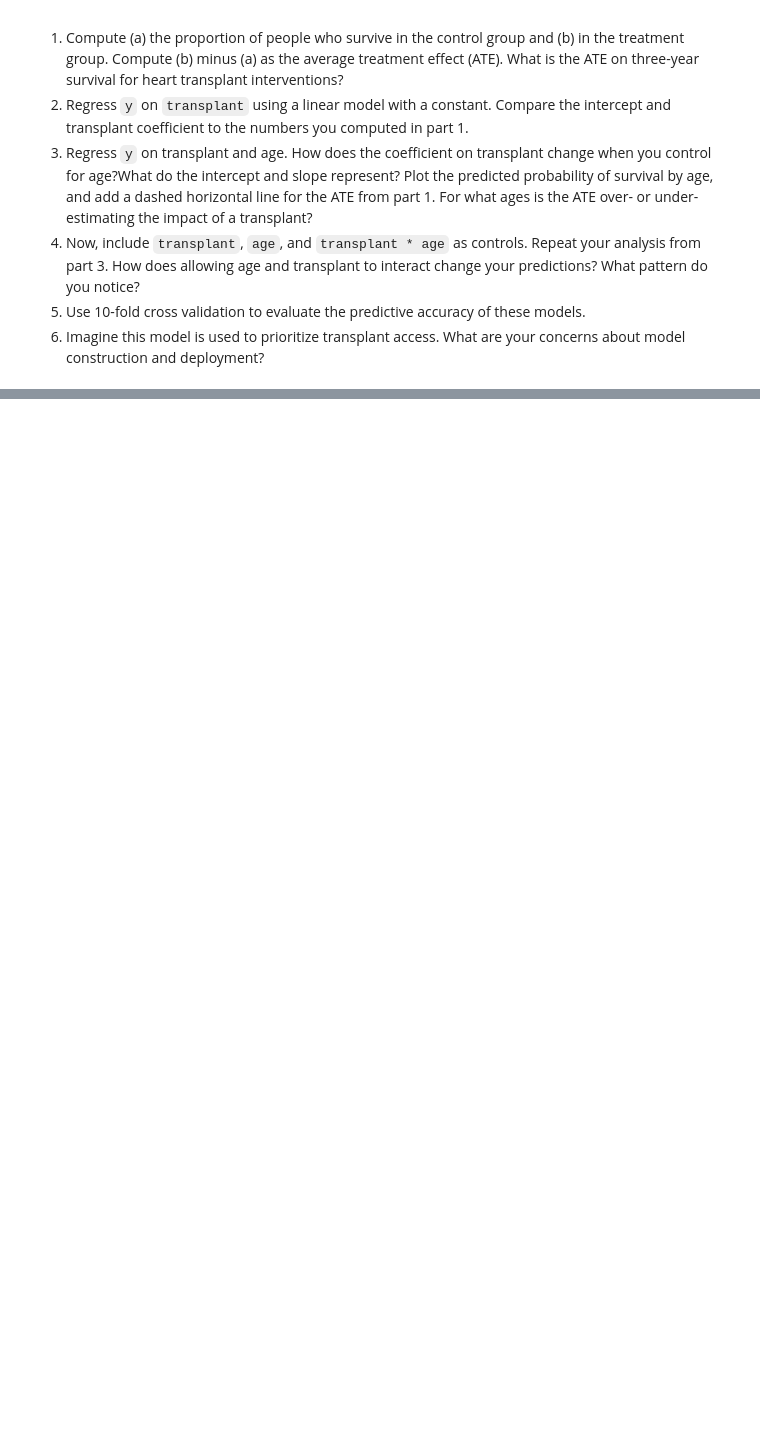
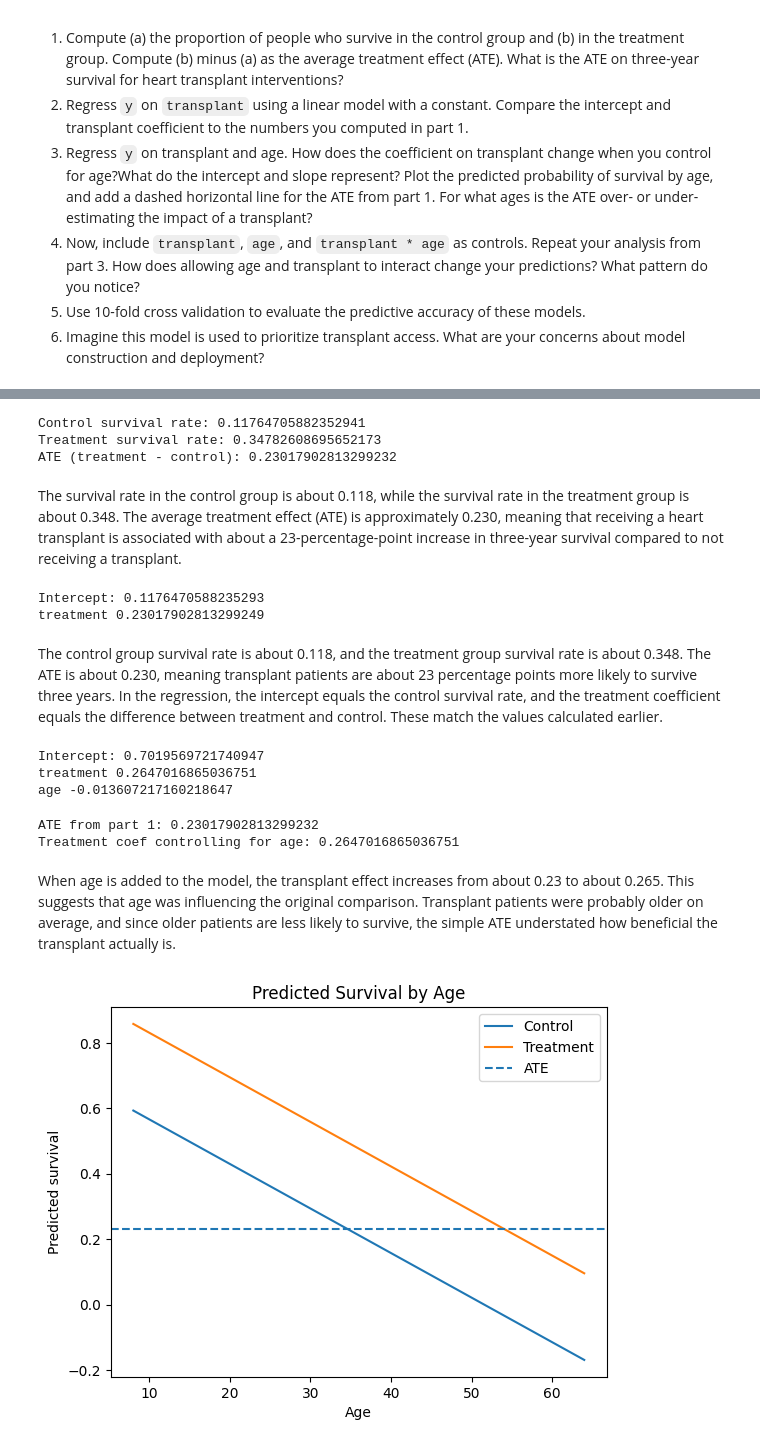
Before and after one commit to msoly25/undergrad_ml_assignments, a Jupyter notebook: 03_assignment_linear_models.ipynb, the cells around one changed output, grey strips where cells are left out. Saved outputs shown, nothing was run; the diff lists cells and outputs as text; code cells hidden in the pictures; blank space fills up the shorter version.

```diff
--- a/03_assignment_linear_models.ipynb
+++ b/03_assignment_linear_models.ipynb
@@ -389,0 +522,76 @@ Since a heart transplant is a dangerous operation and even people who successful
+# %%
+a = survival_rates["control"]
+b = survival_rates["treatment"]
+ate = b - a
+
+print("Control survival rate:", a)
+print("Treatment survival rate:", b)
+print("ATE (treatment - control):", ate)
+# %% [output]
+Control survival rate: 0.11764705882352941
+Treatment survival rate: 0.34782608695652173
+ATE (treatment - control): 0.23017902813299232
+# %% [markdown]
+The survival rate in the control group is about 0.118, while the survival rate in the treatment group is about 0.348. The average treatment effect (ATE) is approximately 0.230, meaning that receiving a heart transplant is associated with about a 23-percentage-point increase in three-year survival compared to not receiving a transplant.
+# %%
+transplant_dummies = pd.get_dummies(df["transplant"], drop_first=True)
+X = transplant_dummies
+y = df["y"]
+
+model1 = LinearRegression()
+model1.fit(X, y)
+
+print("Intercept:", model1.intercept_)
+for name, coef in zip(X.columns, model1.coef_):
+    print(name, coef)
+# %% [output]
+Intercept: 0.1176470588235293
+treatment 0.23017902813299249
+# %% [markdown]
+The control group survival rate is about 0.118, and the treatment group survival rate is about 0.348. The ATE is about 0.230, meaning transplant patients are about 23 percentage points more likely to survive three years. In the regression, the intercept equals the control survival rate, and the treatment coefficient equals the difference between treatment and control. These match the values calculated earlier.
+# %%
+X2 = pd.concat([transplant_dummies, df[["age"]]], axis=1)
+y = df["y"]
+
+model2 = LinearRegression()
+model2.fit(X2, y)
+
+print("Intercept:", model2.intercept_)
+for name, coef in zip(X2.columns, model2.coef_):
+    print(name, coef)
+# %% [output]
+Intercept: 0.7019569721740947
+treatment 0.2647016865036751
+age -0.013607217160218647
+# %%
+print("ATE from part 1:", ate)
+print("Treatment coef controlling for age:", model2.coef_[list(X2.columns).index("treatment")])
+# %% [output]
+ATE from part 1: 0.23017902813299232
+Treatment coef controlling for age: 0.2647016865036751
+# %% [markdown]
+When age is added to the model, the transplant effect increases from about 0.23 to about 0.265. This suggests that age was influencing the original comparison. Transplant patients were probably older on average, and since older patients are less likely to survive, the simple ATE understated how beneficial the transplant actually is.
+# %%
+ages = np.linspace(df["age"].min(), df["age"].max(), 100)
+
+pred_control = model2.predict(pd.DataFrame({
+    "treatment": 0,
+    "age": ages
+}))
+
+pred_treat = model2.predict(pd.DataFrame({
+    "treatment": 1,
+    "age": ages
+}))
+
+plt.plot(ages, pred_control, label="Control")
+plt.plot(ages, pred_treat, label="Treatment")
+plt.axhline(ate, linestyle="--", label="ATE")
+
+plt.xlabel("Age")
+plt.ylabel("Predicted survival")
+plt.title("Predicted Survival by Age")
+plt.legend()
+plt.show()
+# %% [output]
+[figure, added]
```
Also changed, not shown: parts of 24 cells of this notebook.
